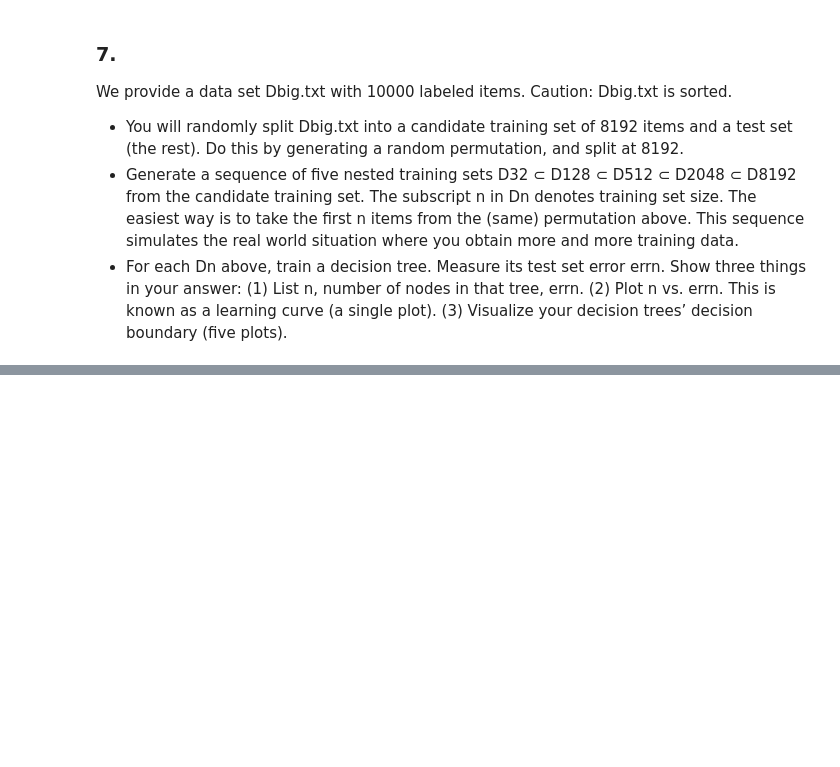
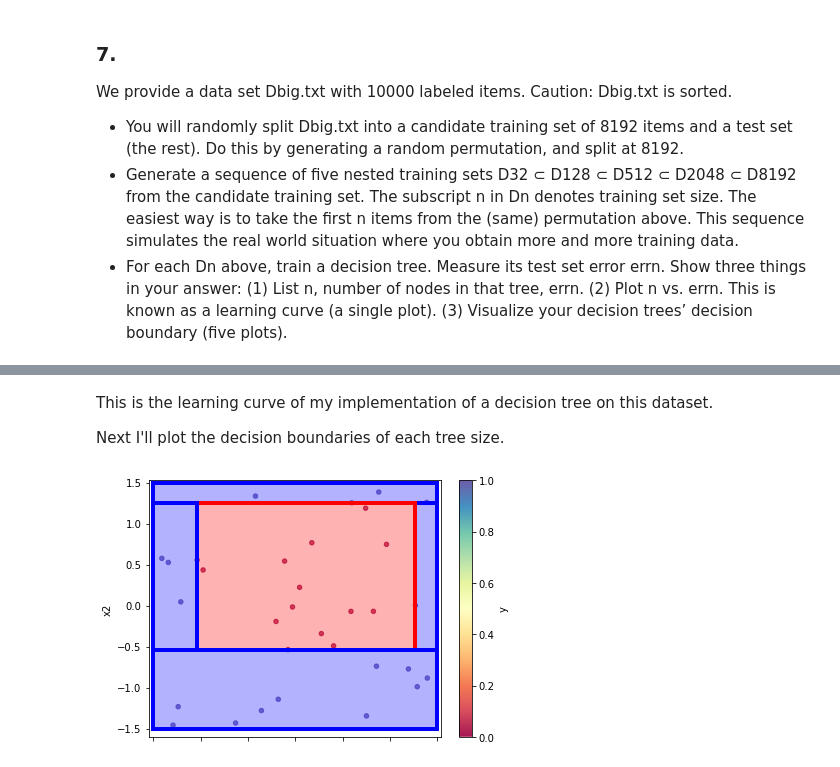
Before and after one commit to Nick-Boddy/CS760-HW2-DecisionTree, a Jupyter notebook: decisiontree.ipynb, the cells around one changed output, grey strips where cells are left out. Drawn from its saved outputs; the diff is of its cells as text; code cells hidden in the pictures; blank space fills up the shorter version.

```diff
--- a/decisiontree.ipynb
+++ b/decisiontree.ipynb
@@ -83,6 +83,23 @@ class Node:
     children: List['Node'] = None
     class_label: float = None
     layer: int = 0
+
+
+    def predict(self, X: pd.Series) -> float:
+        if self.class_label != None:
+            return self.class_label
+        elif self.feature and self.threshold and self.children:
+            if X[self.feature] >= self.threshold:
+                return self.children[0].predict(X)
+            else:
+                return self.children[1].predict(X)
+
+    def size(self):
+        sz = 1
+        if self.children:
+            for child in self.children:
+                sz += child.size()
+        return sz
 
     def __str__(self):
         result = ''
@@ -380,0 +467,13 @@ dt32 = make_subtree(set32)
+# %% [markdown]
+This is the learning curve of my implementation of a decision tree on this dataset.
+
+Next I'll plot the decision boundaries of each tree size.
+# %%
+ax = set32.plot.scatter(x='x1', y='x2', c='y', alpha=0.7, colormap=cmap)
+ax.set_xlabel('x1')
+ax.set_ylabel('x2')
+plt.tight_layout()
+draw_tree(ax, dt32, [(-1.5, 1.5), (-1.5, 1.5)])
+plt.show()
+# %% [output]
+[figure, added]
```
Also changed, not shown: parts of 15 cells of this notebook.
